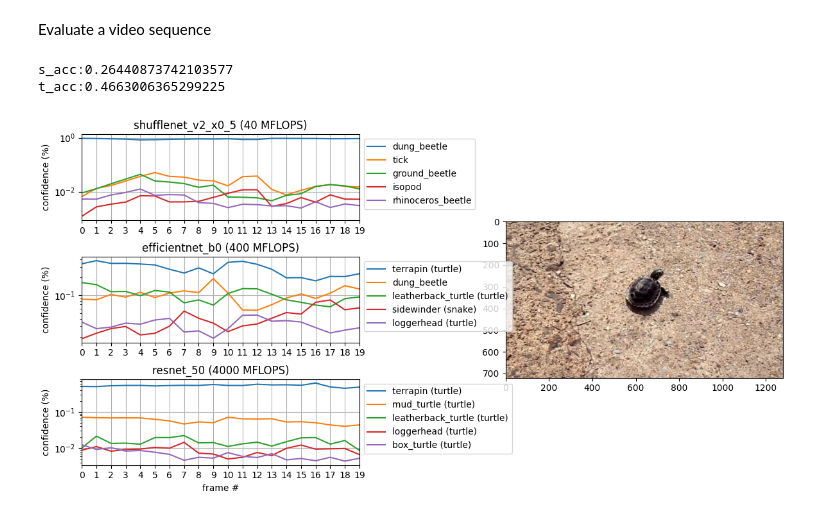
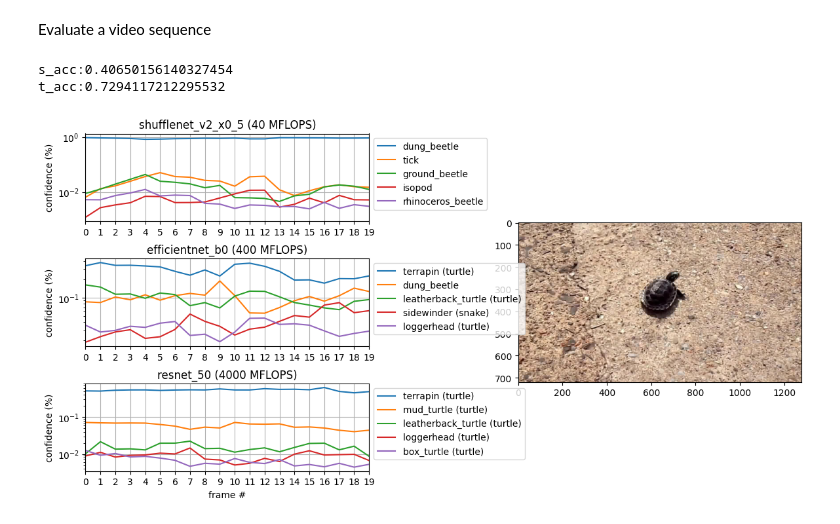
Before and after one commit to Geffen-Cooper/conformal, a Jupyter notebook: adaptation/video_analysis.ipynb, the cells around one changed output. Cells and saved outputs as stored; diff of their text form; code cells hidden in the pictures.

```diff
--- a/adaptation/video_analysis.ipynb
+++ b/adaptation/video_analysis.ipynb
@@ -341,7 +346,49 @@ big_teacher = models.resnet50(weights='DEFAULT').to('cuda').eval()
+# %%
+vl = load_imagenetvid_robust(1,[22])
+teacher = models.efficientnet_b0(weights='DEFAULT').to('cuda').eval()
+student = models.shufflenet_v2_x0_5(weights='DEFAULT').to('cuda').eval()
+with torch.no_grad():
+    # first reinitialize the layer before classification to match the teacher feature dimensions
+    student.conv5[0] = torch.nn.Conv2d(student.conv5[0].in_channels,teacher.classifier[1].in_features,kernel_size=(1, 1), stride=(1, 1), bias=False)
+    student.conv5[1] = torch.nn.BatchNorm2d(teacher.classifier[1].in_features,eps=1e-05,momentum=0.1,affine=True,track_running_stats=True)
+
+    # next create a new fc layer to match the teacher dimension
+    student.fc = torch.nn.Linear(teacher.classifier[1].in_features,teacher.classifier[1].out_features)
+
+    # freeze the classification layer
+    for param in student.fc.parameters():
+        param.requires_grad = False
+student.load_state_dict(torch.load("best_batch_i288264sn_frozen_head_long1682578354.1065493.pth")['model_state_dict'])
+student.to('cuda')
+student.eval()
+
+emb = {}
+def get_emb(name):
+    def hook(model, input, output):
+        emb[name] = input[0].detach()
+    return hook
+
+student.fc.register_forward_hook(get_emb('emb'))
+teacher.classifier[1].register_forward_hook(get_emb('emb'))
+
+# Define the class for single layer NN
+class FC(torch.nn.Module):
+    # Constructor
+    def __init__(self, input_size, output_size):
+        super(FC, self).__init__()
+        # hidden layer
+        self.fc = torch.nn.Linear(input_size, output_size)
+    # prediction function
+    def forward(self, x):
+        return self.fc(x)
+with torch.no_grad():
+    shared_FC = FC(student.fc.in_features,student.fc.out_features)
+    shared_FC.fc.weight[:,:] = student.fc.weight[:,:]
+    shared_FC.fc.bias[:] = student.fc.bias[:]
 # %%
 s_acc = 0
 t_acc = 0
-for idx, (img_seq,label_seq) in enumerate(tqdm(vl)):
+for idx, (img_seq,label_seq,_) in enumerate(tqdm(vl)):
     with torch.no_grad():
         # get the prediction
         s_preds = student(img_seq[0].to('cuda')).argmax(dim=1).to('cpu')
@@ -357,8 +404,8 @@ for idx, (img_seq,label_seq) in enumerate(tqdm(vl)):
 print(f"s_acc:{s_acc/len(vl)}")
 print(f"t_acc:{t_acc/len(vl)}")
 # %% [output]
-s_acc:0.26440873742103577
-t_acc:0.4663006365299225
+s_acc:0.40650156140327454
+t_acc:0.7294117212295532
 # %%
 %matplotlib widget
 # %%
@@ -367,6 +414,6 @@ from torchvision import models
 
 vl = load_imagenetvid_robust(1)
 # %%
-vl.dataset.visualize_vid(student.to('cpu'),teacher.to('cpu'),big_teacher.to('cpu'),idx=3)
+vl.dataset.visualize_vid(student.to('cpu'),teacher.to('cpu'),big_teacher.to('cpu'),batch_idx=0)
 # %% [output]
-[figure, old version]
+[figure, new version]
```
Also changed, not shown: parts of 4 cells of this notebook, 2 other files.
